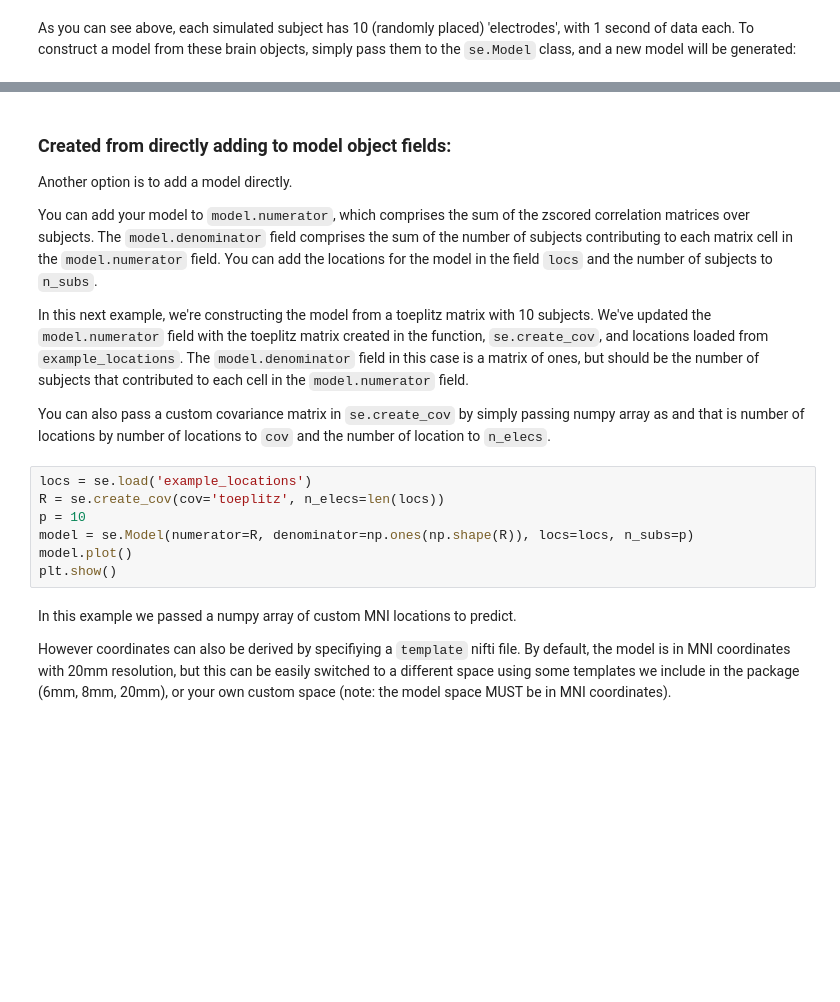
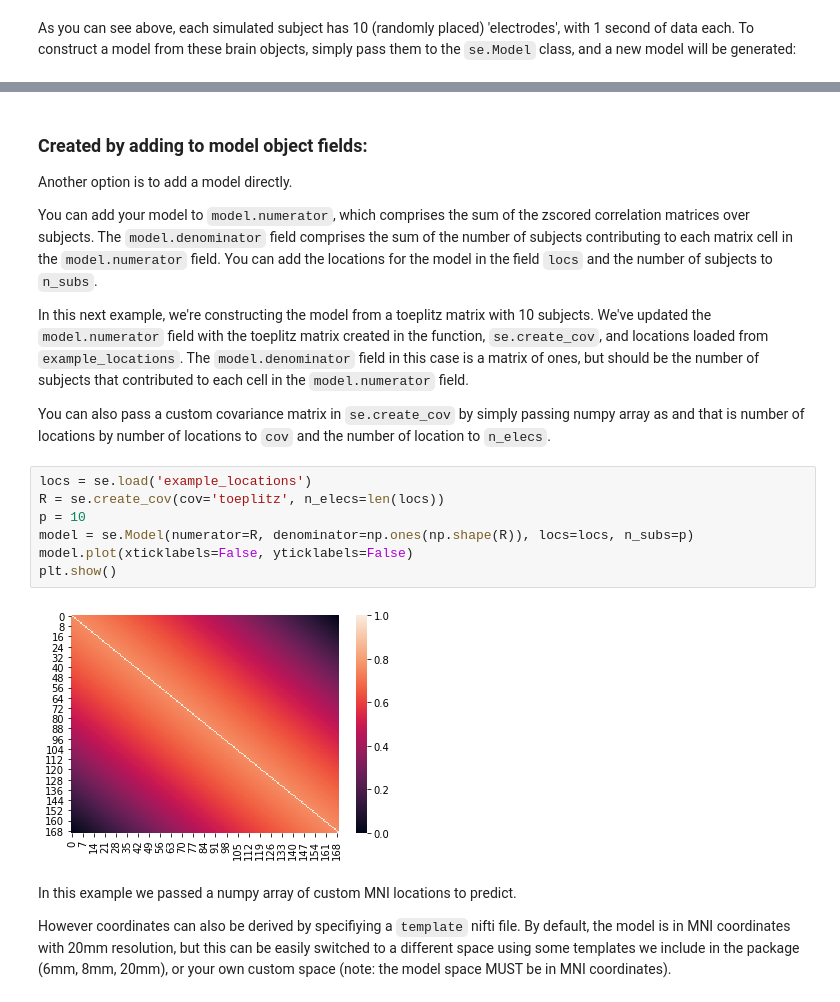
Before and after one commit to ContextLab/supereeg, a Jupyter notebook: docs/tutorial/model_objects.ipynb, the cells around one changed output, grey strips where cells are left out. Saved outputs shown, nothing was run; the diff lists cells and outputs as text; blank space fills up the shorter version.

```diff
--- a/docs/tutorial/model_objects.ipynb
+++ b/docs/tutorial/model_objects.ipynb
@@ -83,5 +112,5 @@ new_model.info()
 # %% [markdown]
-### Created from directly adding to model object fields:
+### Created by adding to model object fields:
 
 Another option is to add a model directly.
 
@@ -93,10 +122,12 @@ You can also pass a custom covariance matrix in `se.create_cov` by simply passin
 # %%
 locs = se.load('example_locations')
 R = se.create_cov(cov='toeplitz', n_elecs=len(locs))
 p = 10
 model = se.Model(numerator=R, denominator=np.ones(np.shape(R)), locs=locs, n_subs=p)
-model.plot()
+model.plot(xticklabels=False, yticklabels=False)
 plt.show()
+# %% [output]
+[figure, added]
 # %% [markdown]
 In this example we passed a numpy array of custom MNI locations to predict.
 
```
Also changed, not shown: parts of 13 cells of this notebook, 7 other files.
